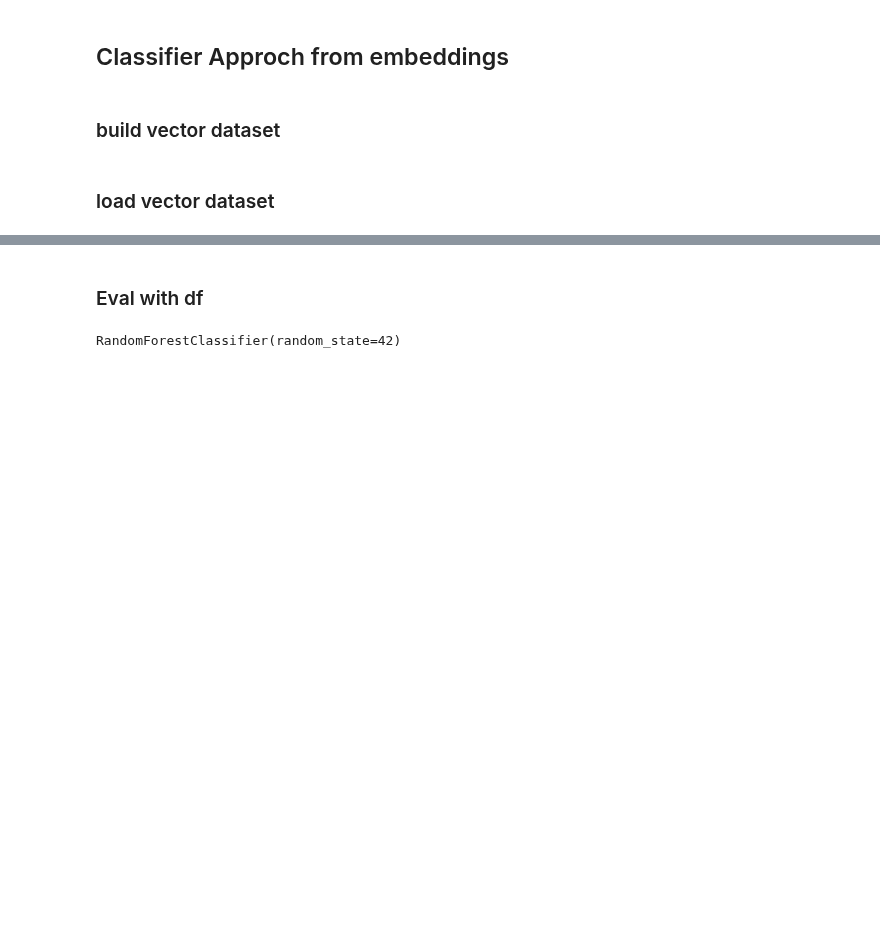
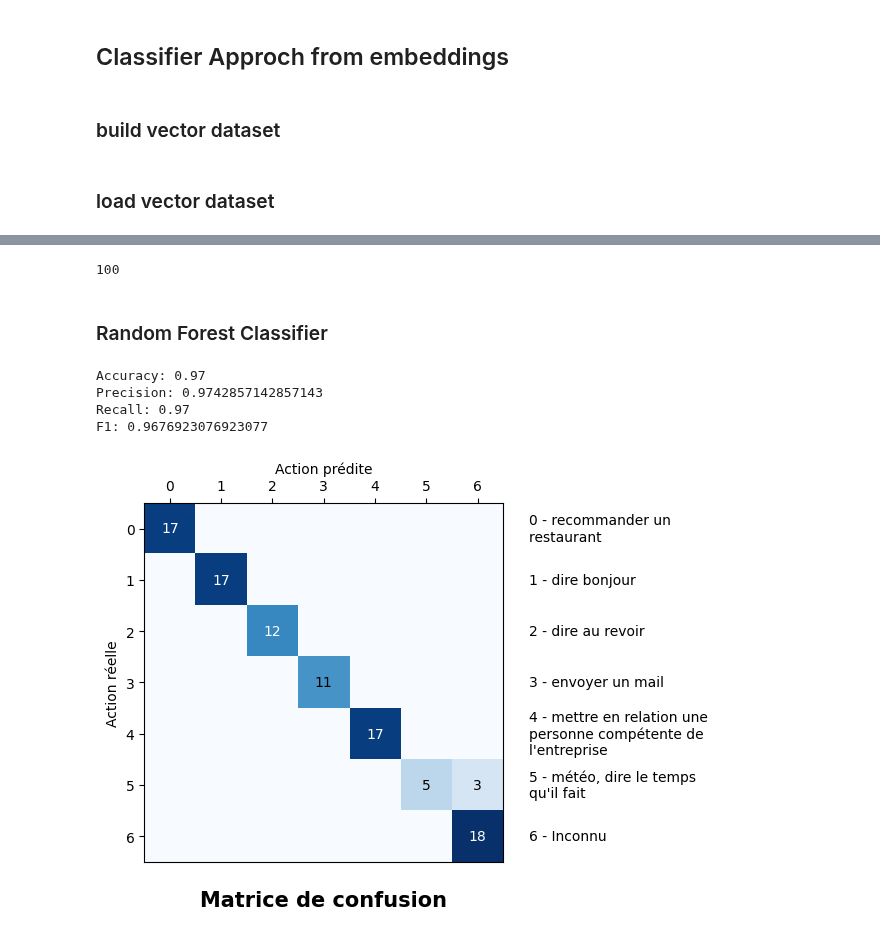
Before and after one commit to eliot-christon/robot-speech-to-speech, a Jupyter notebook: Tools/Evaluation/T4/eval.ipynb, the cells around one changed output, grey strips where cells are left out. Cells and saved outputs as stored; diff of their text form; code cells hidden in the pictures; blank space fills up the shorter version.

Commit message:
more evals for T4 action selection

```diff
--- a/Tools/Evaluation/T4/eval.ipynb
+++ b/Tools/Evaluation/T4/eval.ipynb
@@ -124,11 +127,22 @@ if not os.path.exists("cohere_api_key.api"):
 with open("cohere_api_key.api", "r") as f:
     COHERE_API_KEY = f.read().strip()
 
-model_name = "default" # default, mistral
+model_name = "vigostral" # default, mistral
 
-embedding = CohereEmbeddings(cohere_api_key=COHERE_API_KEY) # CohereEmbeddings(cohere_api_key=COHERE_API_KEY), OllamaEmbeddings(model=model_name)
+# # Langchain Cohere
+# embedding = CohereEmbeddings(cohere_api_key=COHERE_API_KEY)
+# embedding_func = embedding.embed_query
 
-embedding_len = len(embedding.embed_query("test"))
+# # Langchain Ollama
+# embedding = OllamaEmbeddings(model=model_name) # CohereEmbeddings(cohere_api_key=COHERE_API_KEY), OllamaEmbeddings(model=model_name)
+# embedding_func = embedding.embed_query
+
+# Ollama
+embedding = None
+def embedding_func(text: str) -> np.ndarray:
+    return np.array(ollama.embeddings(model=model_name, prompt=text)['embedding'])
+
+embedding_len = len(embedding_func("test"))
 print(f"Embedding length: {embedding_len}")
 print(f"Embedding model: {embedding.__class__.__name__}")
 # %% [output]
@@ -285,8 +284,10 @@ vector_action_df.head()
 5 rows × 4098 columns
-# %% [markdown]
-### Eval with df
 # %%
 y = vector_action_df["action"]
 X = vector_action_df.drop(columns=["assistant_sentence", "action"])
 # %%
-X_train, X_test, y_train, y_test = train_test_split(X, y, test_size=0.3, random_state=42)
+X_train, X_test, y_train, y_test = train_test_split(X, y, test_size=0.25, random_state=42)
+# adjusting the class
+sample_weights = y_train.value_counts(normalize=True).to_dict()
+# %% [output]
+100
@@ -293,5 +340,15 @@ X_train, X_test, y_train, y_test = train_test_split(X, y, test_size=0.3, random_
+# %% [markdown]
+### Random Forest Classifier
 # %%
-clf = RandomForestClassifier(random_state=42)
+clf = RandomForestClassifier(random_state=42, class_weight=sample_weights)
 clf.fit(X_train, y_train)
+
+method = "RandomForest4096"
+
+results_classif()
 # %% [output]
-RandomForestClassifier(random_state=42)
+Accuracy: 0.97
+Precision: 0.9742857142857143
+Recall: 0.97
+F1: 0.9676923076923077
+[figure, added]
```
Also changed, not shown: parts of 19 cells of this notebook, 15 other files.
